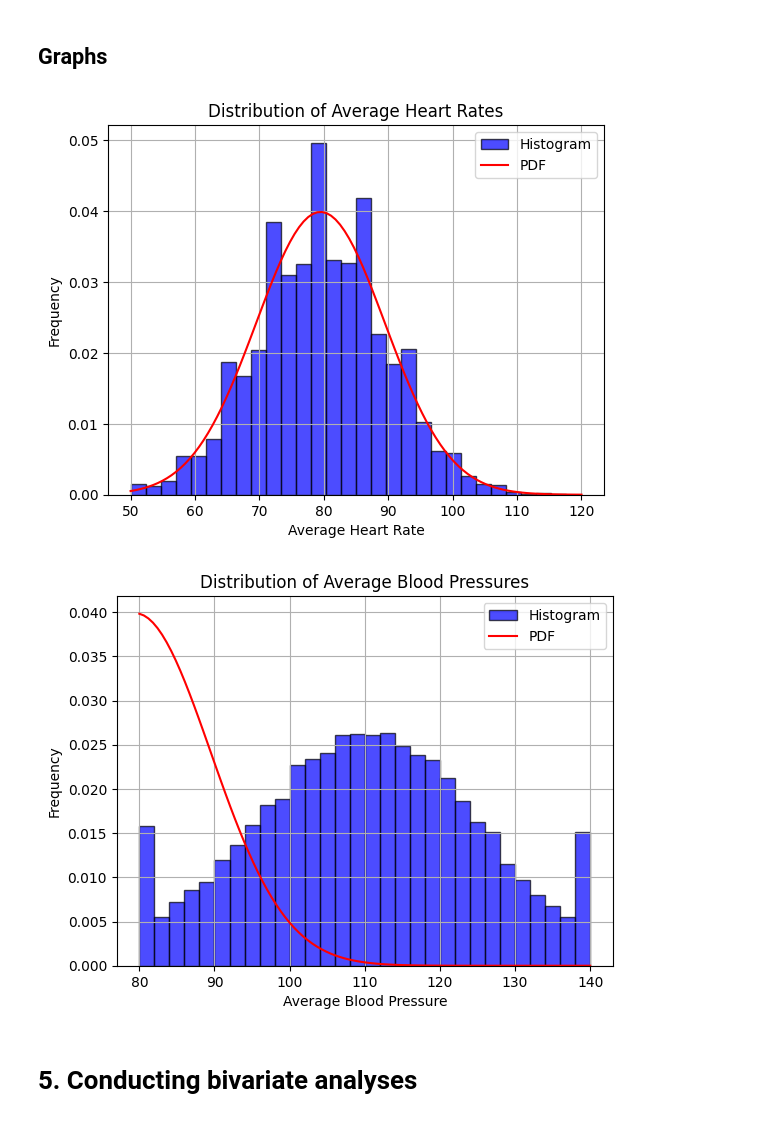
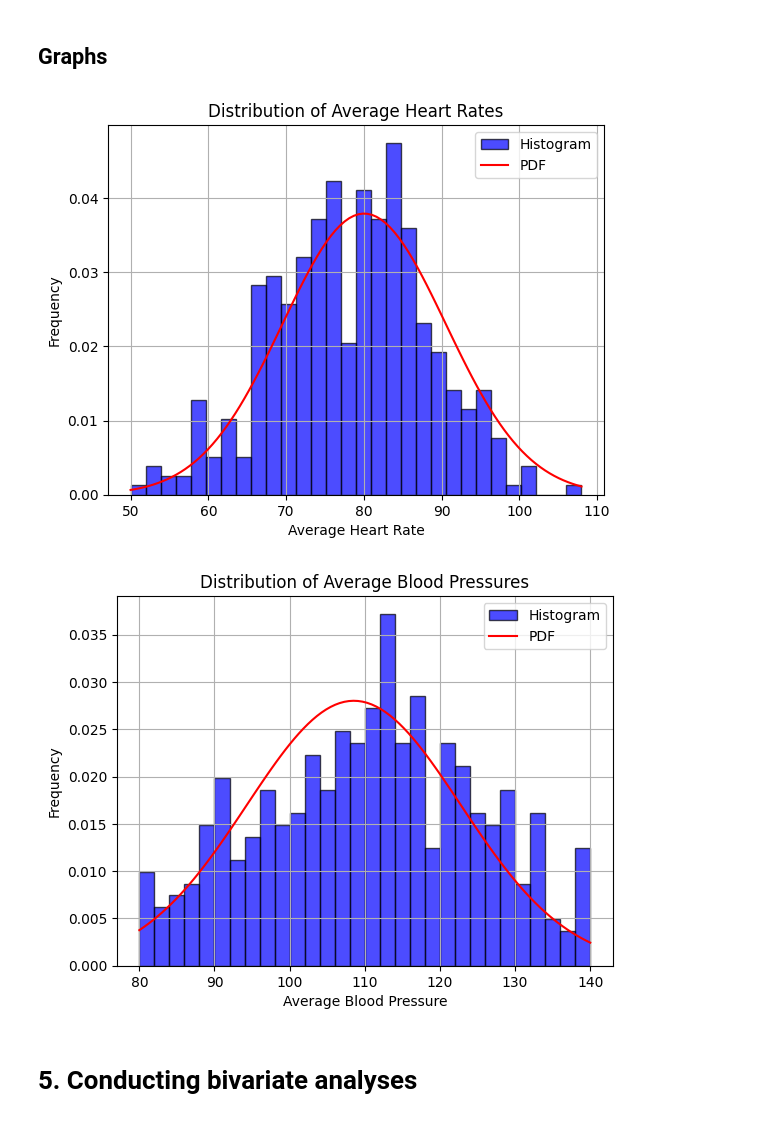
Before and after one commit to Beczheng/datasci_3_eda, a Jupyter notebook: HHA_507_HW_3.ipynb, the cells around one changed output. Cells and saved outputs as stored; diff of their text form; code cells hidden in the pictures.

```diff
--- a/HHA_507_HW_3.ipynb
+++ b/HHA_507_HW_3.ipynb
@@ -80,7 +99,7 @@ df3
 # %%
 # Dropping missing values in the dataset
 
-df4 = df3.dropna()
-df4
+df5 = df4.dropna()
+df5
 # %% [output]
 |  | Patient Age | Gender | City of Residence | State of Residence | Has Insurance | Visited Last Month | ... |
@@ -109,7 +128,7 @@ def clean_column(df):
   df.columns = [clean_name(col) for col in df.columns]
   return df
 
-df5 = clean_column(df4)
-df5
+df6 = clean_column(df5)
+df6
 # %% [output]
 |  | patientage | gender | cityofresidence | stateofresidence | hasinsurance | visitedlastmonth | paymentmethod | ... |
@@ -128,7 +147,7 @@ df5
 # %%
 # Renaming the column headers
 
-df6 = df5.rename(columns = {'patientage' : 'patient_age', 'cityofresidence' : 'city', 'stateofresidence' : 'state', 'hasinsurance' : 'has_insurance', 'visitedlastmonth' : 'visited_last_month', 'paymentmethod' : 'payment_method', 'preferreddoctor' : 'preferred_doctor', 'diseasediagnosed' : 'disease_diagnosed', 'medicationprescribed' : 'medication_prescribed', 'typeofappointment' : 'type_of_appointment', 'averageheartrate' : 'average_hr', 'averagebp' : 'average_bp', 'heightincm': 'height_in_cm', 'weightinkg' : 'weight_in_kg', 'paymentdue' : 'payment_due', 'lastvisitdaysago' : 'last_visit_in_days_ago', 'visitdurationmins' : 'visit_duration_in_mins', 'numberoftests' : 'number_of_tests', 'prescriptioncost' : 'prescription_cost'})
-df6
+df7 = df6.rename(columns = {'patientage' : 'patient_age', 'cityofresidence' : 'city', 'stateofresidence' : 'state', 'hasinsurance' : 'has_insurance', 'visitedlastmonth' : 'visited_last_month', 'paymentmethod' : 'payment_method', 'preferreddoctor' : 'preferred_doctor', 'diseasediagnosed' : 'disease_diagnosed', 'medicationprescribed' : 'medication_prescribed', 'typeofappointment' : 'type_of_appointment', 'averageheartrate' : 'average_hr', 'averagebp' : 'average_bp', 'heightincm': 'height_in_cm', 'weightinkg' : 'weight_in_kg', 'paymentdue' : 'payment_due', 'lastvisitdaysago' : 'last_visit_in_days_ago', 'visitdurationmins' : 'visit_duration_in_mins', 'numberoftests' : 'number_of_tests', 'prescriptioncost' : 'prescription_cost'})
+df7
 # %% [output]
 |  | patient_age | gender | city | state | has_insurance | visited_last_month | payment_method | ... |
@@ -159,6 +178,6 @@ dtype: object
 # %%
 # Changing the data type to numeric for the "average_hr" and "average_bp" columns
 
-df6[['average_hr', 'average_bp']] = df6[['average_hr', 'average_bp']].apply(pd.to_numeric)
-print(df6[['average_hr', 'average_bp']])
+df7[['average_hr', 'average_bp']] = df7[['average_hr', 'average_bp']].apply(pd.to_numeric)
+print(df7[['average_hr', 'average_bp']])
 # %% [output]
@@ -303,46 +322,46 @@ IQR for average blood pressure: 21.0
 # %%
 # Visualizing distribution of average heart rates through a histogram
 
 # Normal distribution
 
-mean = 79.48783074690186
-std_dev = 10.003078
-num_samples = 1000
+mean = 80.041667
+std_dev = 10.517848
+num_samples = 336
 
 # Creating a histogram
 
-plt.hist(df6['average_hr'], bins=30, density=True, alpha=0.7, color='blue', edgecolor='black', label='Histogram')
+plt.hist(df7['average_hr'], bins=30, density=True, alpha=0.7, color='blue', edgecolor='black', label='Histogram')
 
 # Create a probability density function (PDF) curve
 
-x = np.linspace(min(df6['average_hr']), max(df6['average_hr']), 100)
+x = np.linspace(min(df7['average_hr']), max(df7['average_hr']), 100)
 pdf = (1/(std_dev * np.sqrt(2*np.pi))) * np.exp(-(x - mean)**2 / (2*std_dev**2))
 plt.plot(x, pdf, color='red', label='PDF')
 
 plt.title('Distribution of Average Heart Rates')
 plt.xlabel('Average Heart Rate')
 plt.ylabel('Frequency')
 plt.legend()
 plt.grid(True)
 plt.show()
 # %% [output]
-[figure, old version]
+[figure, new version]
 # %%
 # Visualizing distribution of average blood pressures through a histogram
 
 # Normal distribution
 
-mean = 79.48783074690186
-std_dev = 10.003078
-num_samples = 1000
+mean = 108.538690
+std_dev = 14.239895
+num_samples = 336
 
 # Creating a histogram
 
-plt.hist(df6['average_bp'], bins=30, density=True, alpha=0.7, color='blue', edgecolor='black', label='Histogram')
+plt.hist(df7['average_bp'], bins=30, density=True, alpha=0.7, color='blue', edgecolor='black', label='Histogram')
 
 # Create a probability density function (PDF) curve
 
-x = np.linspace(min(df6['average_bp']), max(df6['average_bp']), 100)
+x = np.linspace(min(df7['average_bp']), max(df7['average_bp']), 100)
 pdf = (1/(std_dev * np.sqrt(2*np.pi))) * np.exp(-(x - mean)**2 / (2*std_dev**2))
 plt.plot(x, pdf, color='red', label='PDF')
 
@@ -353,7 +372,7 @@ plt.legend()
 plt.grid(True)
 plt.show()
 # %% [output]
-[figure, old version]
+[figure, new version]
 # %% [markdown]
 # 5. Conducting bivariate analyses
 # %% [markdown]
```
Also changed, not shown: parts of 28 cells of this notebook.
